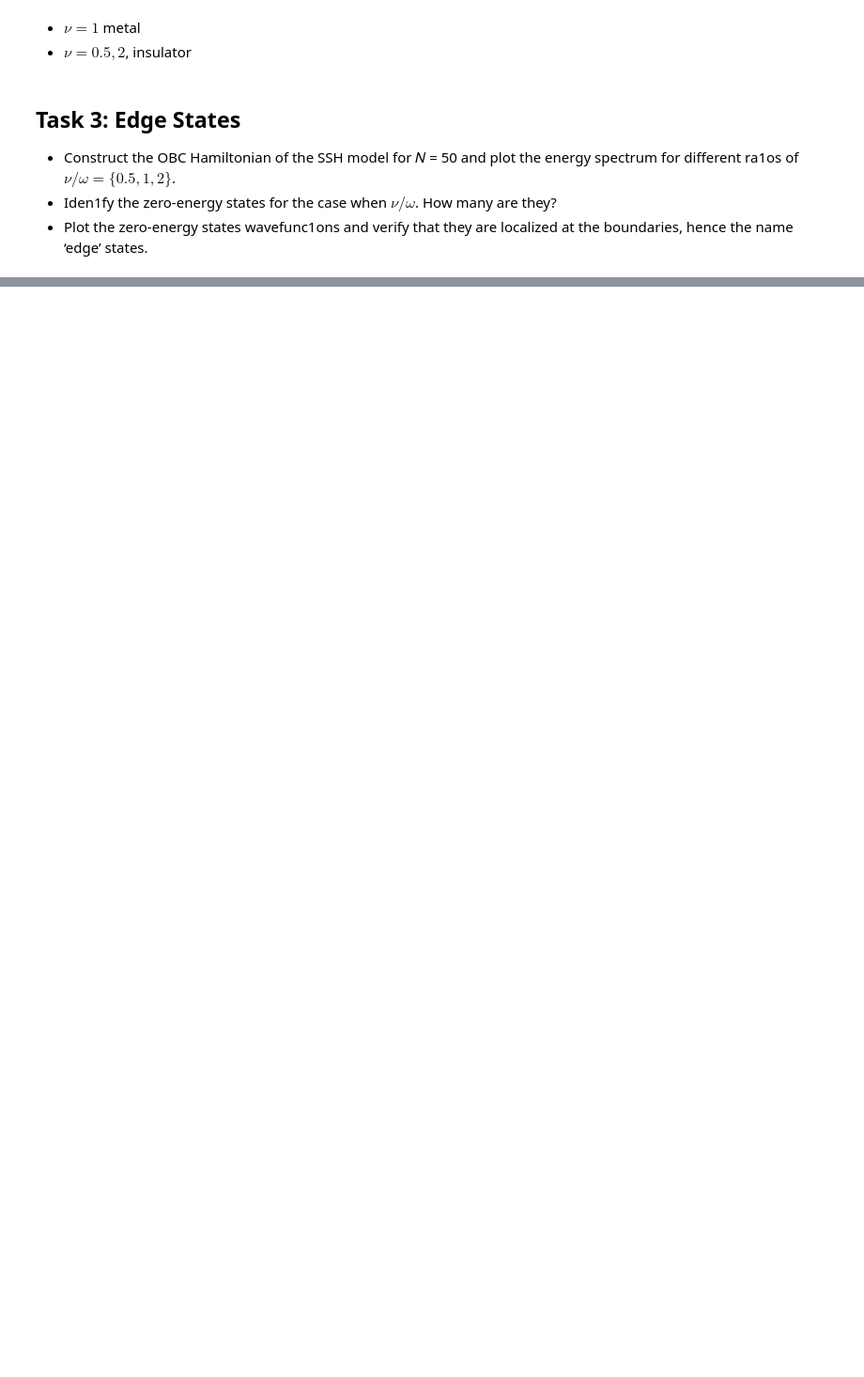
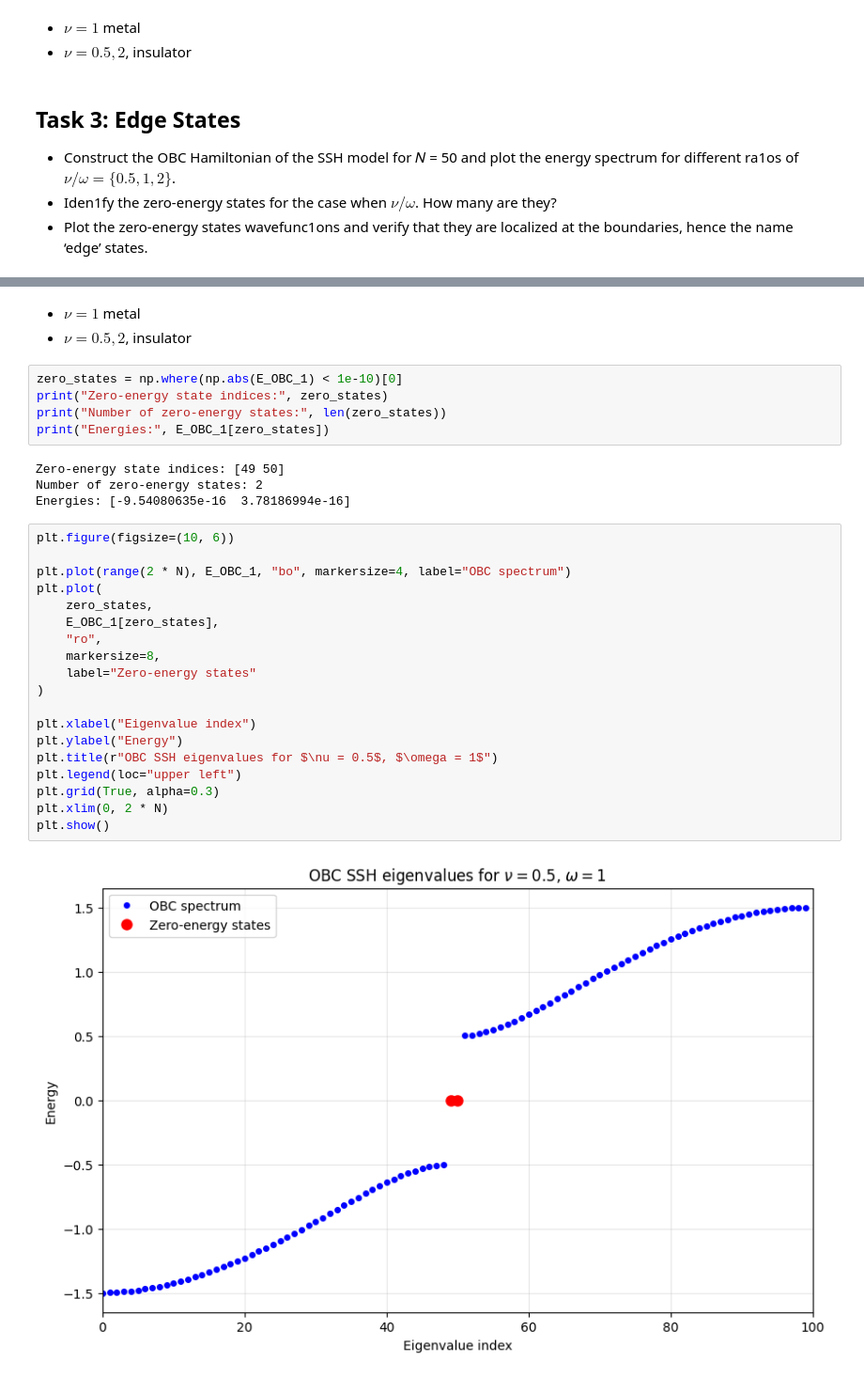
Before and after one commit to zengxuanliu2005/Solid_State_Physics_Project, a Jupyter notebook: scr/project.ipynb, the cells around one changed output, grey strips where cells are left out. Shown at 94% size. Drawn from its saved outputs; the diff is of its cells as text; blank space fills up the shorter version.

```diff
--- a/scr/project.ipynb
+++ b/scr/project.ipynb
@@ -258,0 +307,33 @@ plt.show()
+# %% [markdown]
++ $\nu = 1$ metal
++ $\nu = 0.5, 2$, insulator
+# %%
+zero_states = np.where(np.abs(E_OBC_1) < 1e-10)[0]
+print("Zero-energy state indices:", zero_states)
+print("Number of zero-energy states:", len(zero_states))
+print("Energies:", E_OBC_1[zero_states])
+# %% [output]
+Zero-energy state indices: [49 50]
+Number of zero-energy states: 2
+Energies: [-9.54080635e-16  3.78186994e-16]
+# %%
+plt.figure(figsize=(10, 6))
+
+plt.plot(range(2 * N), E_OBC_1, "bo", markersize=4, label="OBC spectrum")
+plt.plot(
+    zero_states,
+    E_OBC_1[zero_states],
+    "ro",
+    markersize=8,
+    label="Zero-energy states"
+)
+
+plt.xlabel("Eigenvalue index")
+plt.ylabel("Energy")
+plt.title(r"OBC SSH eigenvalues for $\nu = 0.5$, $\omega = 1$")
+plt.legend(loc="upper left")
+plt.grid(True, alpha=0.3)
+plt.xlim(0, 2 * N)
+plt.show()
+# %% [output]
+[figure, added]
```
Also changed, not shown: parts of 12 cells of this notebook, 20 other files.
